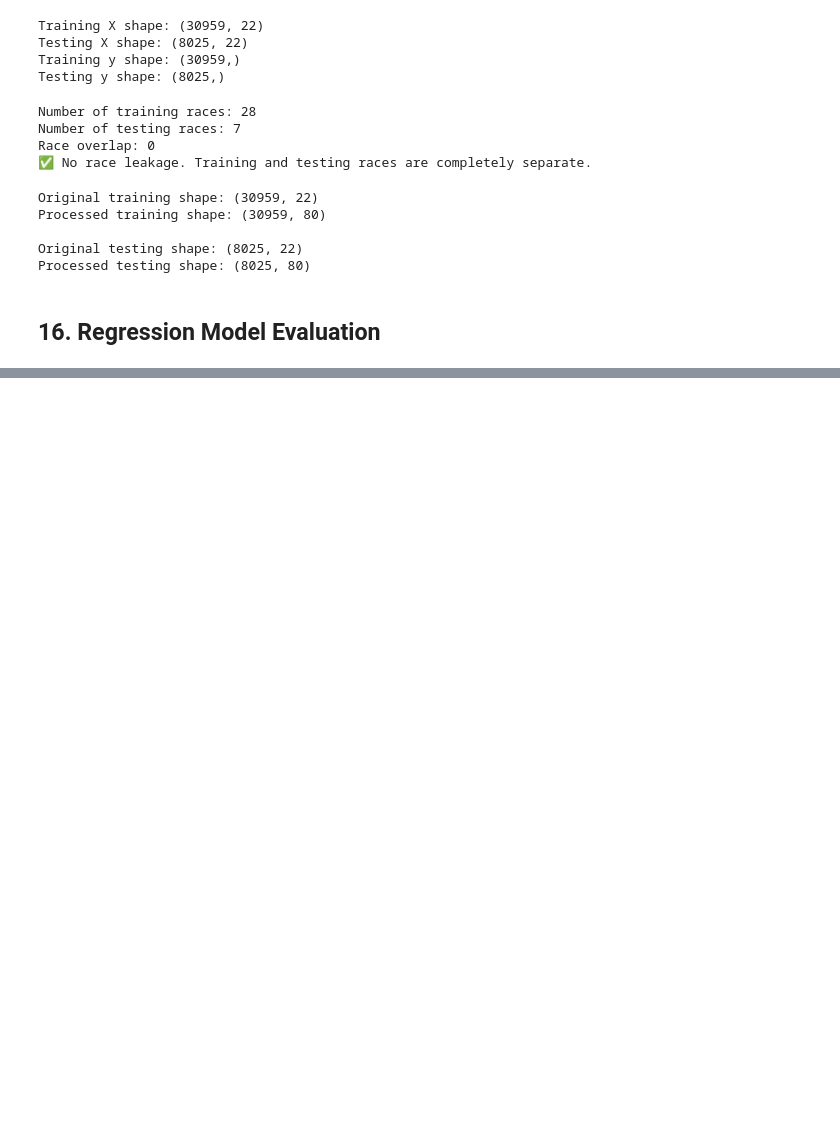
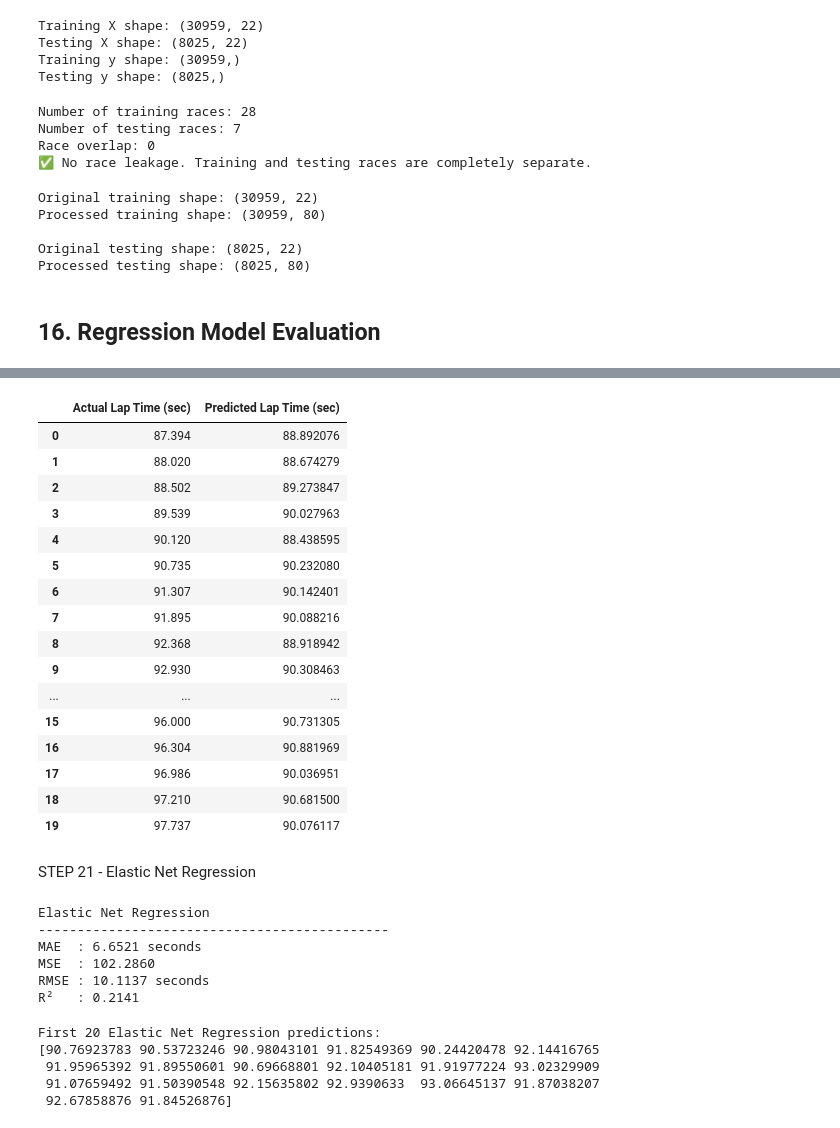
Before and after one commit to TejhashwiniCB/23CSE301-ML-Capstone, a Jupyter notebook: notebooks/regression.ipynb, the cells around one changed output, grey strips where cells are left out. Cells and saved outputs as stored; diff of their text form; code cells hidden in the pictures; blank space fills up the shorter version.

```diff
--- a/notebooks/regression.ipynb
+++ b/notebooks/regression.ipynb
@@ -706,0 +947,56 @@ def evaluate_model(name, model):
+# %%
+lasso_comparison = pd.DataFrame({
+    "Actual Lap Time (sec)": y_test.values,
+    "Predicted Lap Time (sec)": y_pred_lasso
+})
+
+display(lasso_comparison.head(20))
+# %% [output]
+|  | Actual Lap Time (sec) | Predicted Lap Time (sec) |
+| 0 | 87.394 | 88.892076 |
+| 1 | 88.020 | 88.674279 |
+| 2 | 88.502 | 89.273847 |
+| 3 | 89.539 | 90.027963 |
+| 4 | 90.120 | 88.438595 |
+| 5 | 90.735 | 90.232080 |
+| 6 | 91.307 | 90.142401 |
+| 7 | 91.895 | 90.088216 |
+| 8 | 92.368 | 88.918942 |
+| 9 | 92.930 | 90.308463 |
+| ... | ... | ... |
+| 15 | 96.000 | 90.731305 |
+| 16 | 96.304 | 90.881969 |
+| 17 | 96.986 | 90.036951 |
+| 18 | 97.210 | 90.681500 |
+| 19 | 97.737 | 90.076117 |
+# %% [markdown]
+STEP 21 - Elastic Net Regression
+# %%
+from sklearn.linear_model import ElasticNet
+
+elastic_model = ElasticNet(
+    alpha=0.01,
+    l1_ratio=0.5,
+    max_iter=10000
+)
+
+elastic_model, y_pred_elastic = evaluate_model(
+    "Elastic Net Regression",
+    elastic_model
+)
+# %% [output]
+Elastic Net Regression
+---------------------------------------------
+MAE  : 6.6521 seconds
+MSE  : 102.2860
+RMSE : 10.1137 seconds
+R²   : 0.2141
+# %%
+print("First 20 Elastic Net Regression predictions:")
+print(y_pred_elastic[:20])
+# %% [output]
+First 20 Elastic Net Regression predictions:
+[90.76923783 90.53723246 90.98043101 91.82549369 90.24420478 92.14416765
+ 91.95965392 91.89550601 90.69668801 92.10405181 91.91977224 93.02329909
+ 91.07659492 91.50390548 92.15635802 92.9390633  93.06645137 91.87038207
+ 92.67858876 91.84526876]
```
Also changed, not shown: parts of 17 cells of this notebook.
